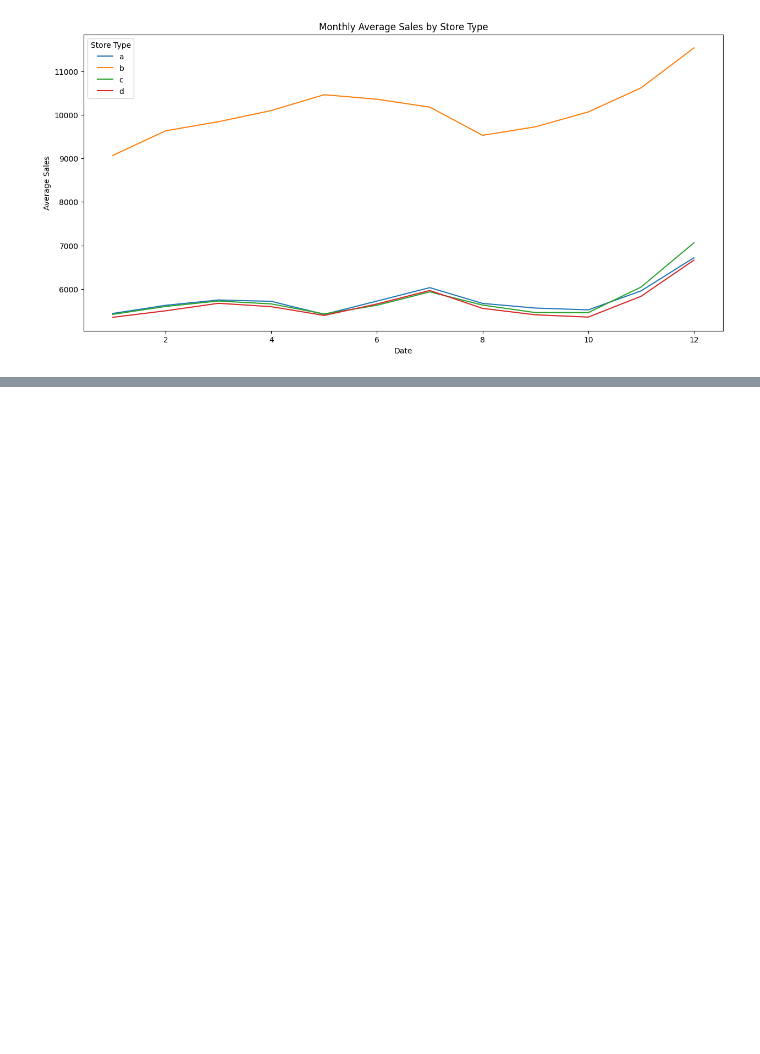
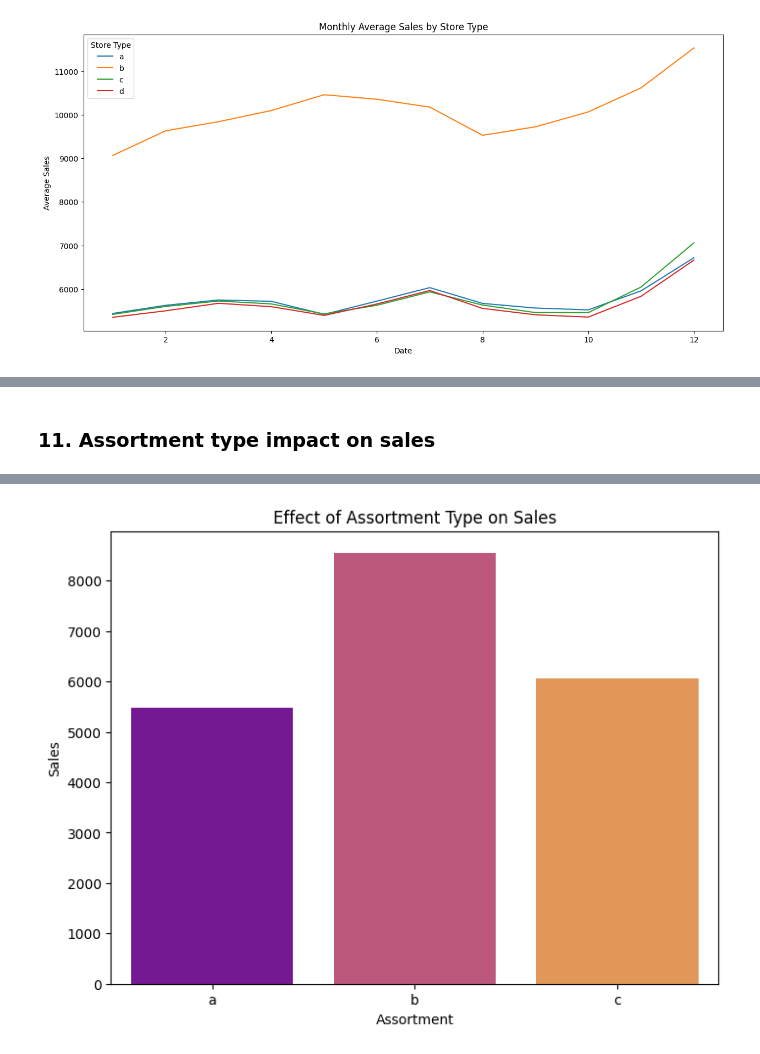
Before and after one commit to BlenSeleshi/SalesDataAnalytics, a Jupyter notebook: notebooks/salesAnalysis.ipynb, the cells around one changed output, grey strips where cells are left out. Drawn from its saved outputs; the diff is of its cells as text; code cells hidden in the pictures; blank space fills up the shorter version.

Commit message:
sales performance based on assortment

```diff
--- a/notebooks/salesAnalysis.ipynb
+++ b/notebooks/salesAnalysis.ipynb
@@ -144,0 +154,5 @@ sa.plot_store_type_performance(train_store)
+# %% [markdown]
+### 11. Assortment type impact on sales
+# %%
+sa.assortment_sales(train_store)
+# %% [output]
@@ -144,0 +160 @@ sa.plot_store_type_performance(train_store)
+[figure, added]
```
Also changed, not shown: parts of 3 cells of this notebook.
